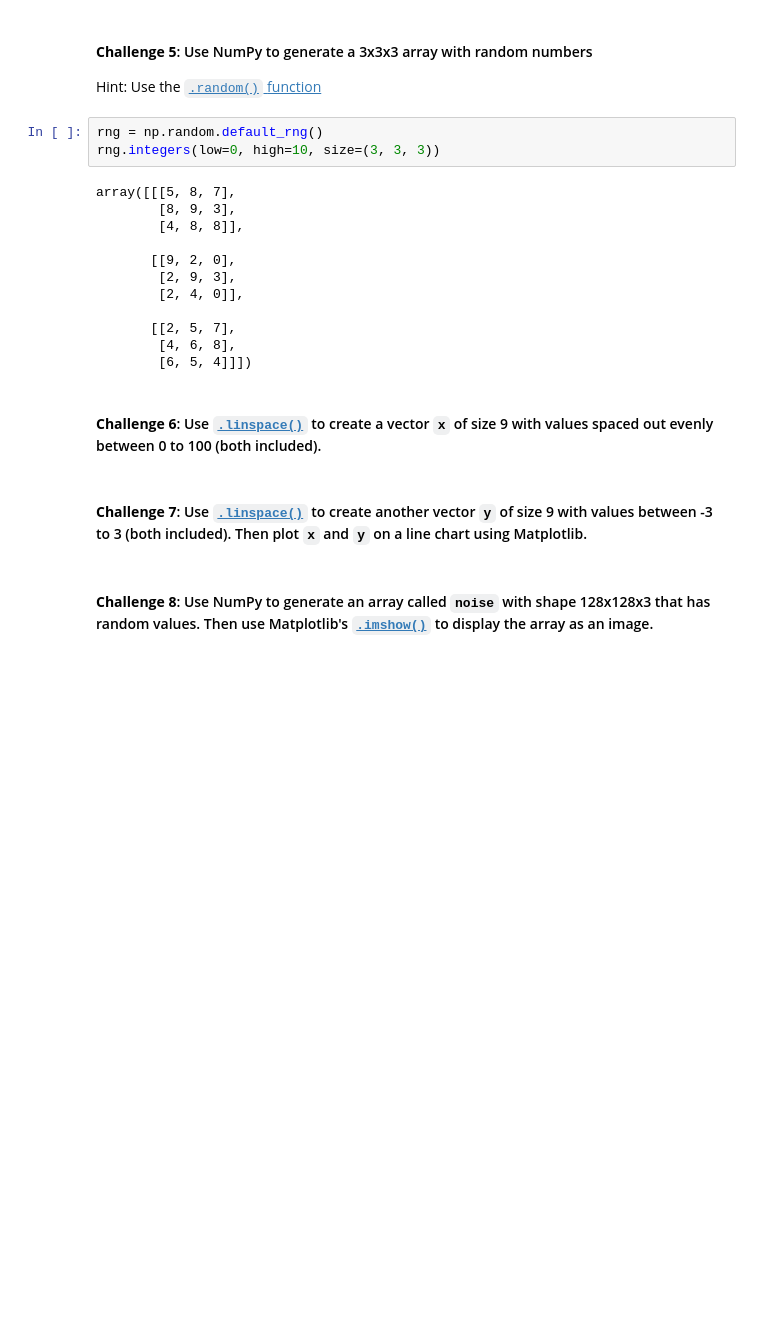
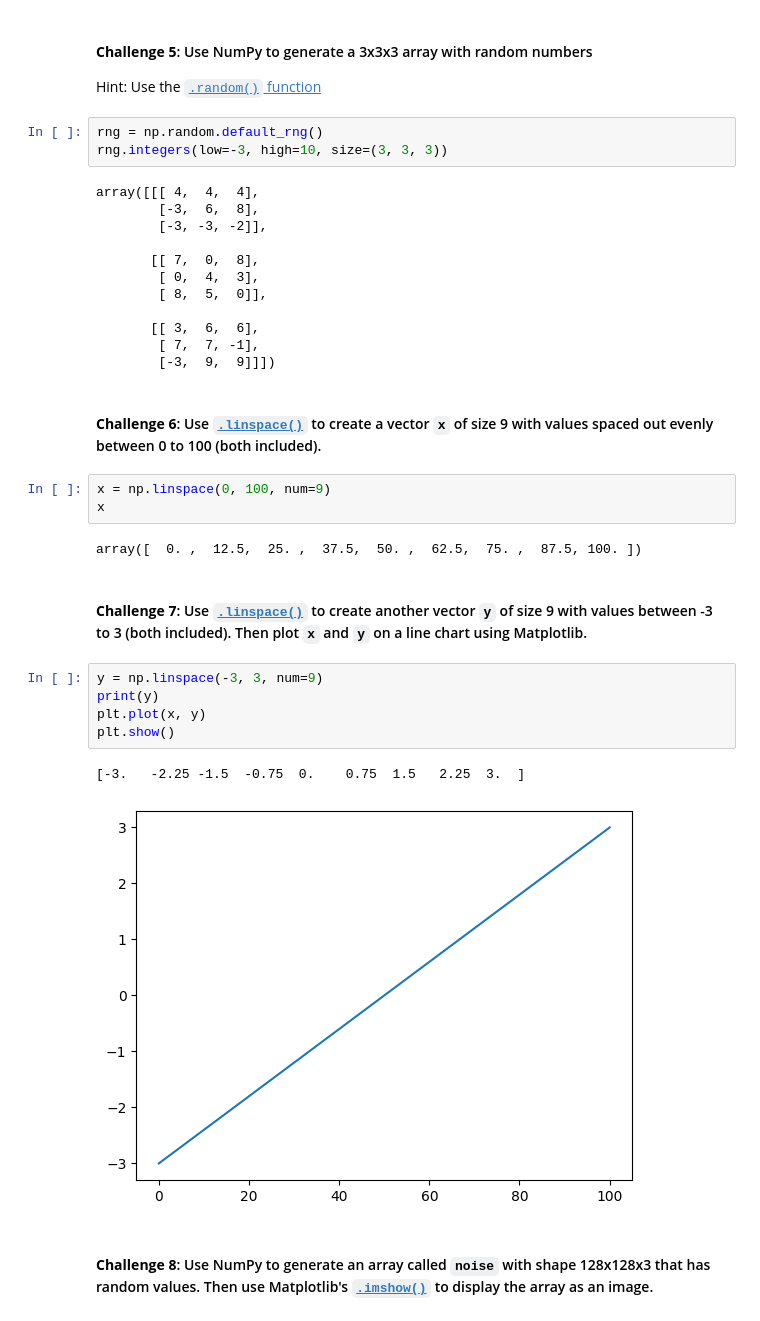
Before and after one commit to Jeff-Nibbs/numpy-arrays, a Jupyter notebook: Computation_with_NumPy_and_N_Dimensional_Arrays_(start).ipynb, the cells around one changed output. Drawn from its saved outputs; the diff is of its cells as text; blank space fills up the shorter version.

```diff
--- a/Computation_with_NumPy_and_N_Dimensional_Arrays_(start).ipynb
+++ b/Computation_with_NumPy_and_N_Dimensional_Arrays_(start).ipynb
@@ -167,22 +167,35 @@ np.nonzero(this_array)
 Hint: Use the [`.random()` function](https://numpy.org/doc/stable/reference/random/index.html?highlight=random#module-numpy.random)
 # %%
 rng = np.random.default_rng()
-rng.integers(low=0, high=10, size=(3, 3, 3))
+rng.integers(low=-3, high=10, size=(3, 3, 3))
 # %% [output]
-array([[[5, 8, 7],
-        [8, 9, 3],
-        [4, 8, 8]],
+array([[[ 4,  4,  4],
+        [-3,  6,  8],
+        [-3, -3, -2]],
 
-       [[9, 2, 0],
-        [2, 9, 3],
-        [2, 4, 0]],
+       [[ 7,  0,  8],
+        [ 0,  4,  3],
+        [ 8,  5,  0]],
 
-       [[2, 5, 7],
-        [4, 6, 8],
-        [6, 5, 4]]])
+       [[ 3,  6,  6],
+        [ 7,  7, -1],
+        [-3,  9,  9]]])
 # %% [markdown]
 #### **Challenge 6**: Use [`.linspace()`](https://numpy.org/doc/stable/reference/generated/numpy.linspace.html) to create a vector `x` of size 9 with values spaced out evenly between 0 to 100 (both included).
+# %%
+x = np.linspace(0, 100, num=9)
+x
+# %% [output]
+array([  0. ,  12.5,  25. ,  37.5,  50. ,  62.5,  75. ,  87.5, 100. ])
 # %% [markdown]
 #### **Challenge 7**: Use [`.linspace()`](https://numpy.org/doc/stable/reference/generated/numpy.linspace.html) to create another vector `y` of size 9 with values between -3 to 3 (both included). Then plot `x` and `y` on a line chart using Matplotlib.
+# %%
+y = np.linspace(-3, 3, num=9)
+print(y)
+plt.plot(x, y)
+plt.show()
+# %% [output]
+[-3.   -2.25 -1.5  -0.75  0.    0.75  1.5   2.25  3.  ]
+[figure, added]
 # %% [markdown]
 #### **Challenge 8**: Use NumPy to generate an array called `noise` with shape 128x128x3 that has random values. Then use Matplotlib's [`.imshow()`](https://matplotlib.org/3.1.1/api/_as_gen/matplotlib.pyplot.imshow.html) to display the array as an image.
```
Also changed, not shown: parts of 1 cell of this notebook.
